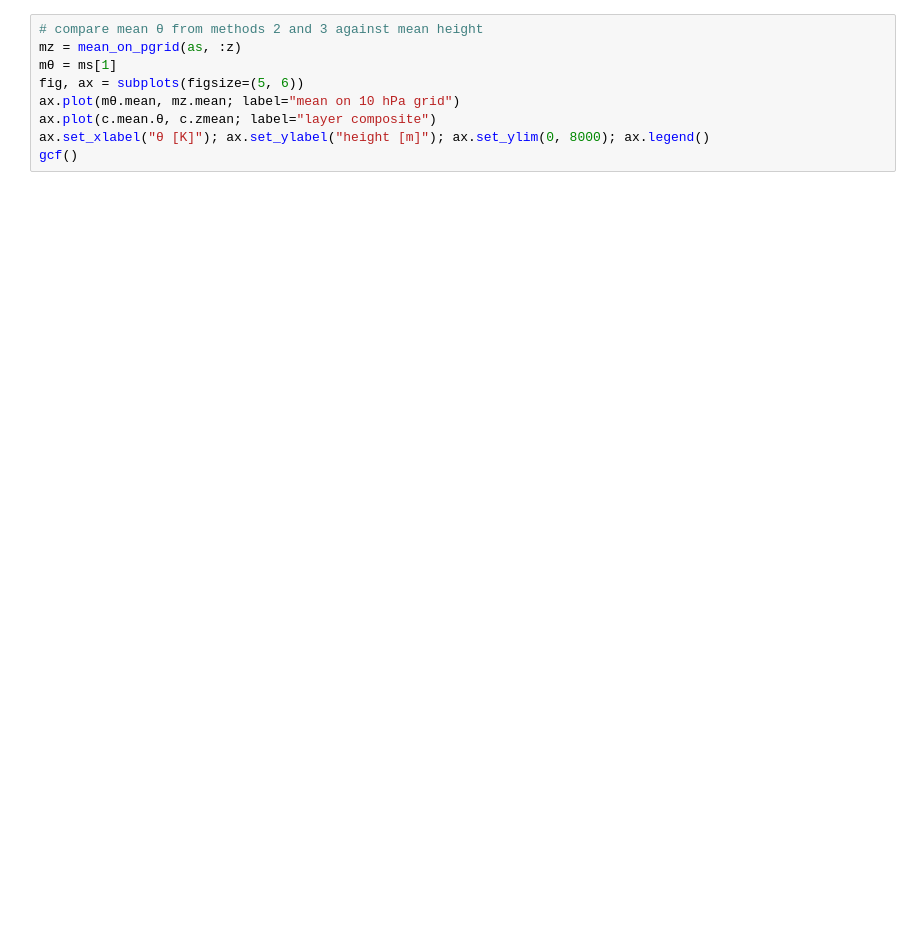
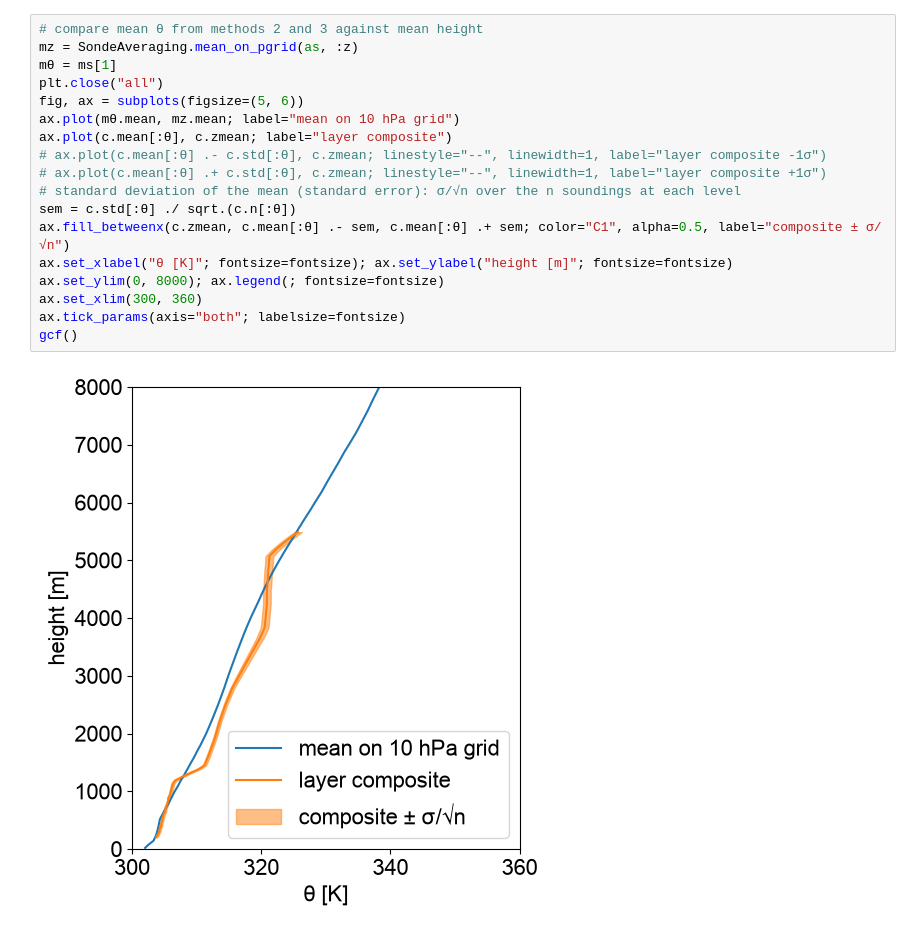
Before and after one commit to deszoeke/ASTRAL-soundings, a Jupyter notebook: src/mean_sonde.ipynb, the cells around one changed output. Drawn from its saved outputs; the diff is of its cells as text; blank space fills up the shorter version.

```diff
--- a/src/mean_sonde.ipynb
+++ b/src/mean_sonde.ipynb
@@ -91,9 +244,20 @@ gcf()
 # %%
 # compare mean θ from methods 2 and 3 against mean height
-mz = mean_on_pgrid(as, :z)
+mz = SondeAveraging.mean_on_pgrid(as, :z)
 mθ = ms[1]
+plt.close("all")
 fig, ax = subplots(figsize=(5, 6))
 ax.plot(mθ.mean, mz.mean; label="mean on 10 hPa grid")
-ax.plot(c.mean.θ, c.zmean; label="layer composite")
-ax.set_xlabel("θ [K]"); ax.set_ylabel("height [m]"); ax.set_ylim(0, 8000); ax.legend()
+ax.plot(c.mean[:θ], c.zmean; label="layer composite")
+# ax.plot(c.mean[:θ] .- c.std[:θ], c.zmean; linestyle="--", linewidth=1, label="layer composite -1σ")
+# ax.plot(c.mean[:θ] .+ c.std[:θ], c.zmean; linestyle="--", linewidth=1, label="layer composite +1σ")
+# standard deviation of the mean (standard error): σ/√n over the n soundings at each level
+sem = c.std[:θ] ./ sqrt.(c.n[:θ])
+ax.fill_betweenx(c.zmean, c.mean[:θ] .- sem, c.mean[:θ] .+ sem; color="C1", alpha=0.5, label="composite ± σ/√n")
+ax.set_xlabel("θ [K]"; fontsize=fontsize); ax.set_ylabel("height [m]"; fontsize=fontsize)
+ax.set_ylim(0, 8000); ax.legend(; fontsize=fontsize)
+ax.set_xlim(300, 360)
+ax.tick_params(axis="both"; labelsize=fontsize)
 gcf()
+# %% [output]
+[figure, added]
```
Also changed, not shown: parts of 9 cells of this notebook, 6 other files.
